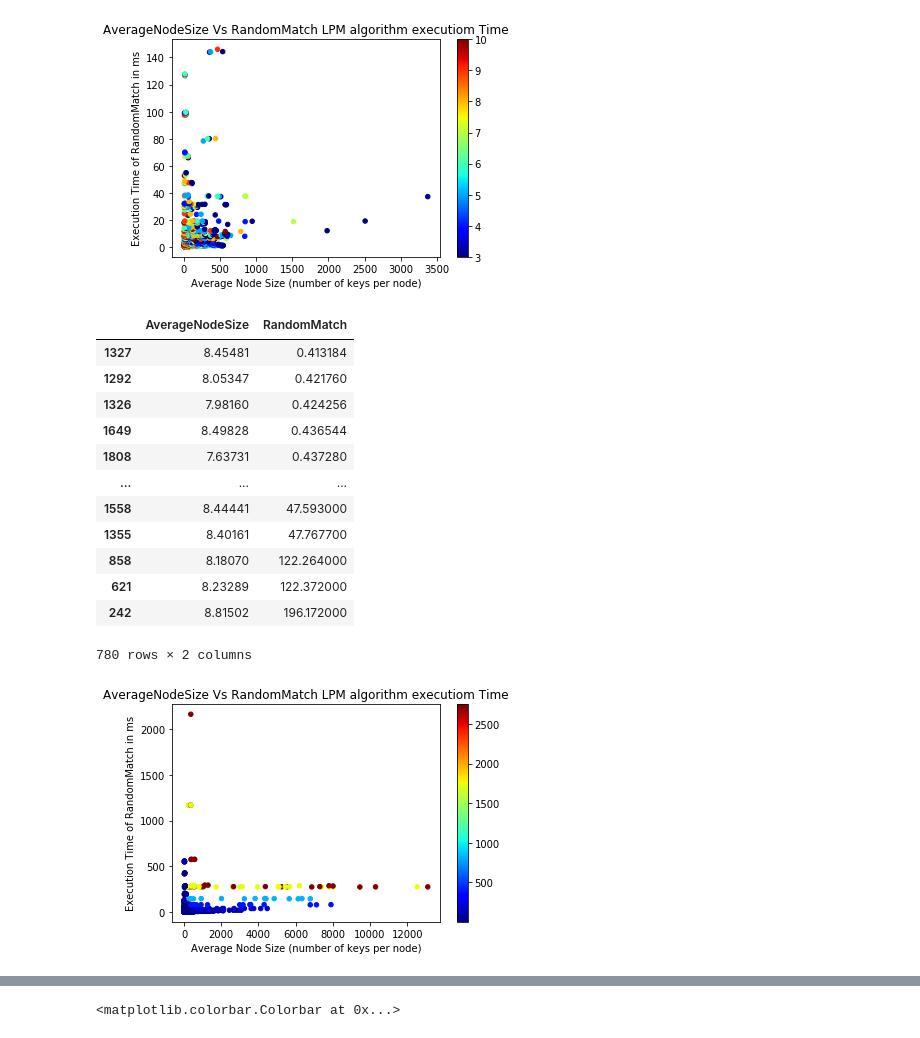
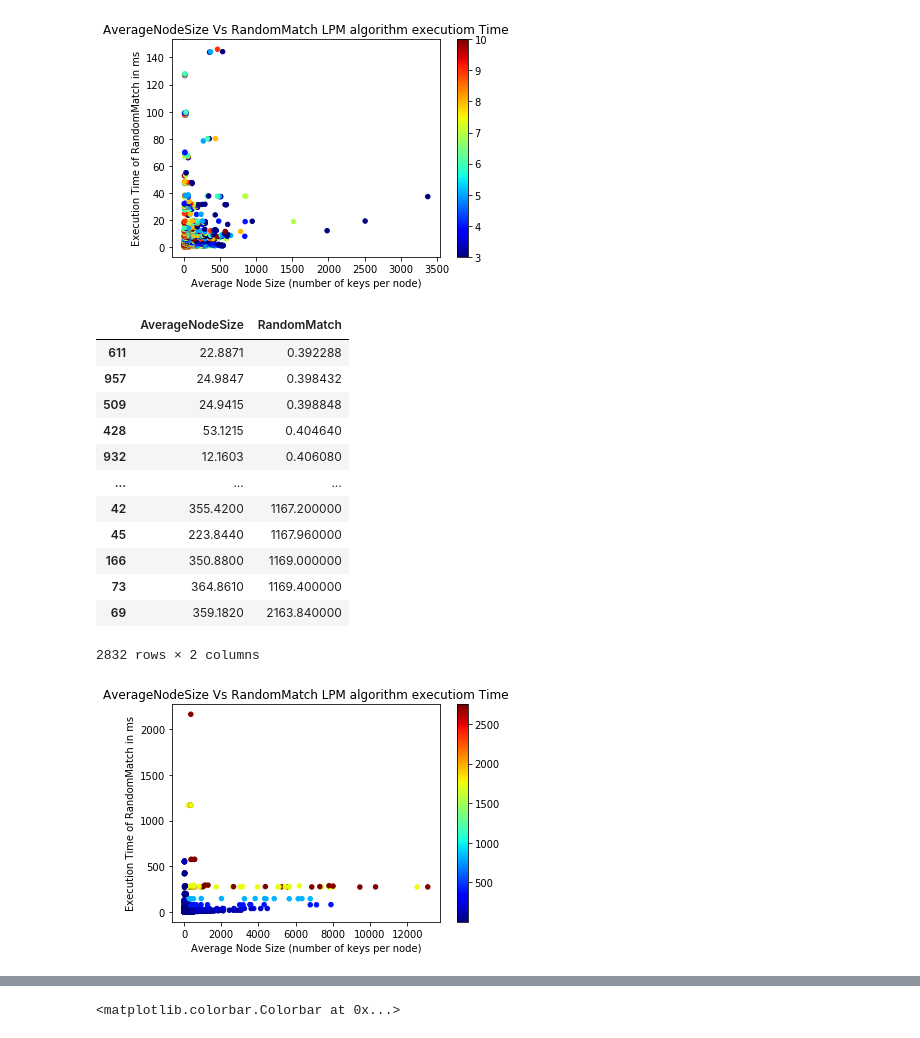
Before and after one commit to matrackif/TrieStrides, a Jupyter notebook: flavors_data_analysis.ipynb, the cells around one changed output, grey strips where cells are left out. Cells and saved outputs as stored; diff of their text form; code cells hidden in the pictures.

```diff
--- a/flavors_data_analysis.ipynb
+++ b/flavors_data_analysis.ipynb
@@ -41,21 +42,4 @@ plot_prefix_distribution(prefixes_tokyo)
 # %%
-def get_empty_node_stats(tree_levels, strides):
-    # Calculate number of empty child pointers in all nodes at each level
-    # For example, if we have 100 nodes in level 1 (second level)
-    # And the config for root node is 8, then it means the root node has 2^8 - 100 empty/null child pointers
-    # TODO move this to utils.get_stats()
-    num_empty_pointers_per_lvl = []
-    percentage_empty_pointers_per_lvl = []
-    total_num_pointers = 0
-    for i in range(len(tree_levels) - 1):
-        total_num_pointers_in_curr_lvl = tree_levels[i] * (2 ** strides[i])
-        num_empty_pointers_in_curr_lvl = total_num_pointers_in_curr_lvl - tree_levels[i + 1]
-        total_num_pointers += total_num_pointers_in_curr_lvl
-        num_empty_pointers_per_lvl.append(num_empty_pointers_in_curr_lvl)
-        percentage_empty_pointers_per_lvl.append(float(round(100 * num_empty_pointers_in_curr_lvl / total_num_pointers_in_curr_lvl, 2)))
-    total_empty_pointer_percentage = float(round(100 * sum(num_empty_pointers_per_lvl) / total_num_pointers, 2))
-    return num_empty_pointers_per_lvl, percentage_empty_pointers_per_lvl, total_empty_pointer_percentage
-
 # Converts string that look like this: "{1, 2, 3, 4, 5}" to list of ints: [1, 2, 3, 4 ,5]
 def from_curly_bracket_str_to_list(curly_bracket_str: str):
     tmp = curly_bracket_str.replace('{', ' ').replace('}',' ').replace(',',' ').split()
@@ -64,7 +48,7 @@ def from_curly_bracket_str_to_list(curly_bracket_str: str):
 def append_stats(row: pd.Series, nodes: list):
     strides = from_curly_bracket_str_to_list(row['Config'])
     tree_levels = from_curly_bracket_str_to_list(row['TreeLevels'])
-    num_empty_pointers_per_lvl, percentage_empty_pointers_per_lvl, total_empty_pointer_percentage = get_empty_node_stats(tree_levels, strides)
+    num_empty_pointers_per_lvl, percentage_empty_pointers_per_lvl, total_empty_pointer_percentage = utils.get_empty_node_stats(tree_levels, strides)
     num_empty_pointers_per_lvl = str(num_empty_pointers_per_lvl)
     percentage_empty_pointers_per_lvl = str(percentage_empty_pointers_per_lvl)
     tmp, strides_nodes, cost, percent = utils.get_stats(nodes, strides, ignore_last_level=True)
@@ -224,27 +226,27 @@ results_random[results_random['AverageNodeSize'] < 100][['AverageNodeSize', 'Ran
 # %%
 x = results_random_shuffled['AverageNodeSize'].values
 y = results_random_shuffled['RandomMatch'].values
 z = results_random_shuffled['Match'].values
 plt.title("AverageNodeSize Vs RandomMatch LPM algorithm executiom Time")
 plt.xlabel("Average Node Size (number of keys per node)")
 plt.ylabel("Execution Time of RandomMatch in ms")
 plt.scatter(x, y, s=20, c=z, marker='o', cmap = cm.jet)
 plt.colorbar()
 
 results_random_shuffled = results_random_shuffled.sort_values('RandomMatch')
-results_random_shuffled[results_random_shuffled['AverageNodeSize'] < 9][['AverageNodeSize', 'RandomMatch']]
+results_random_shuffled[['AverageNodeSize', 'RandomMatch']]
 # %% [output]
 |  | AverageNodeSize | RandomMatch |
-| 1327 | 8.45481 | 0.413184 |
-| 1292 | 8.05347 | 0.421760 |
-| 1326 | 7.98160 | 0.424256 |
-| 1649 | 8.49828 | 0.436544 |
-| 1808 | 7.63731 | 0.437280 |
+| 611 | 22.8871 | 0.392288 |
+| 957 | 24.9847 | 0.398432 |
+| 509 | 24.9415 | 0.398848 |
+| 428 | 53.1215 | 0.404640 |
+| 932 | 12.1603 | 0.406080 |
 | ... | ... | ... |
-| 1558 | 8.44441 | 47.593000 |
-| 1355 | 8.40161 | 47.767700 |
-| 858 | 8.18070 | 122.264000 |
-| 621 | 8.23289 | 122.372000 |
-| 242 | 8.81502 | 196.172000 |
+| 42 | 355.4200 | 1167.200000 |
+| 45 | 223.8440 | 1167.960000 |
+| 166 | 350.8800 | 1169.000000 |
+| 73 | 364.8610 | 1169.400000 |
+| 69 | 359.1820 | 2163.840000 |
-780 rows × 2 columns
+2832 rows × 2 columns
 [figure]
```
Also changed, not shown: parts of 12 cells of this notebook, 5 other files.
